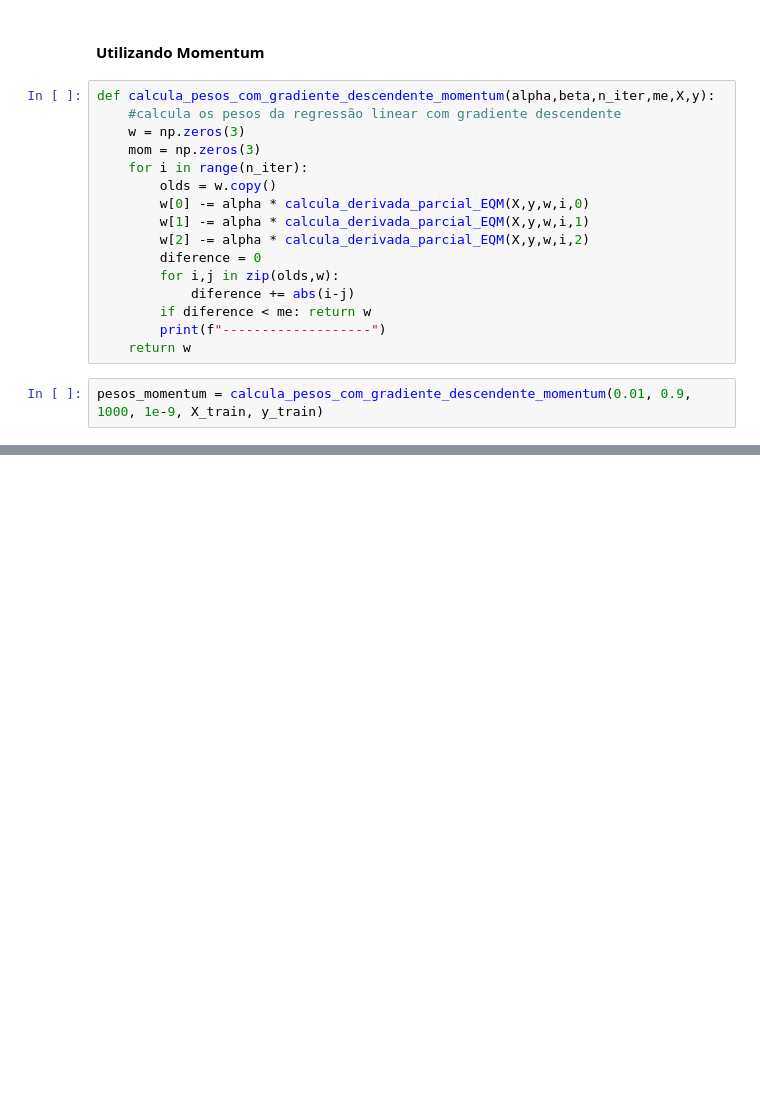
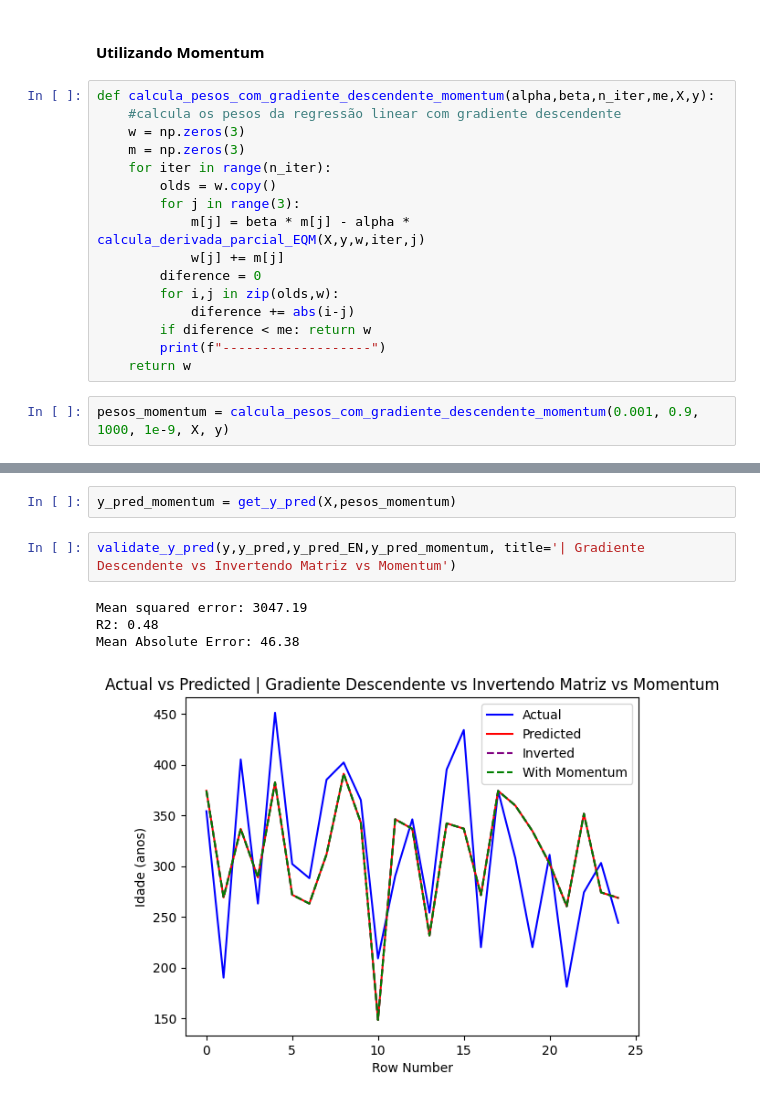
Before and after one commit to KndHvH/367, a Jupyter notebook: POLI/Estat/26.03/exercicio/code.ipynb, the cells around one changed output, grey strips where cells are left out. Cells and saved outputs as stored; diff of their text form; blank space fills up the shorter version.

```diff
--- a/POLI/Estat/26.03/exercicio/code.ipynb
+++ b/POLI/Estat/26.03/exercicio/code.ipynb
@@ -286,12 +301,12 @@ Mean Absolute Error: 75.32
 def calcula_pesos_com_gradiente_descendente_momentum(alpha,beta,n_iter,me,X,y):
     #calcula os pesos da regressão linear com gradiente descendente
     w = np.zeros(3)
-    mom = np.zeros(3)
-    for i in range(n_iter):
+    m = np.zeros(3)
+    for iter in range(n_iter):
         olds = w.copy()
-        w[0] -= alpha * calcula_derivada_parcial_EQM(X,y,w,i,0)
-        w[1] -= alpha * calcula_derivada_parcial_EQM(X,y,w,i,1)
-        w[2] -= alpha * calcula_derivada_parcial_EQM(X,y,w,i,2)
+        for j in range(3):
+            m[j] = beta * m[j] - alpha * calcula_derivada_parcial_EQM(X,y,w,iter,j)
+            w[j] += m[j]
         diference = 0
         for i,j in zip(olds,w):
             diference += abs(i-j)
@@ -299,6 +314,6 @@ def calcula_pesos_com_gradiente_descendente_momentum(alpha,beta,n_iter,me,X,y):
         print(f"-------------------")
     return w
 # %%
-pesos_momentum = calcula_pesos_com_gradiente_descendente_momentum(0.01, 0.9, 1000, 1e-9, X_train, y_train)
+pesos_momentum = calcula_pesos_com_gradiente_descendente_momentum(0.001, 0.9, 1000, 1e-9, X, y)
 # %% [output]
 i=0 wi=0
@@ -320,0 +336,9 @@ pesos=[ 5.74572014  5.63080574 -1.97078201]: erro=1.985338826671068e-09
+# %%
+y_pred_momentum = get_y_pred(X,pesos_momentum)
+# %%
+validate_y_pred(y,y_pred,y_pred_EN,y_pred_momentum, title='| Gradiente Descendente vs Invertendo Matriz vs Momentum')
+# %% [output]
+Mean squared error: 3047.19
+R2: 0.48
+Mean Absolute Error: 46.38
+[figure, added]
```
Also changed, not shown: parts of 18 cells of this notebook.
